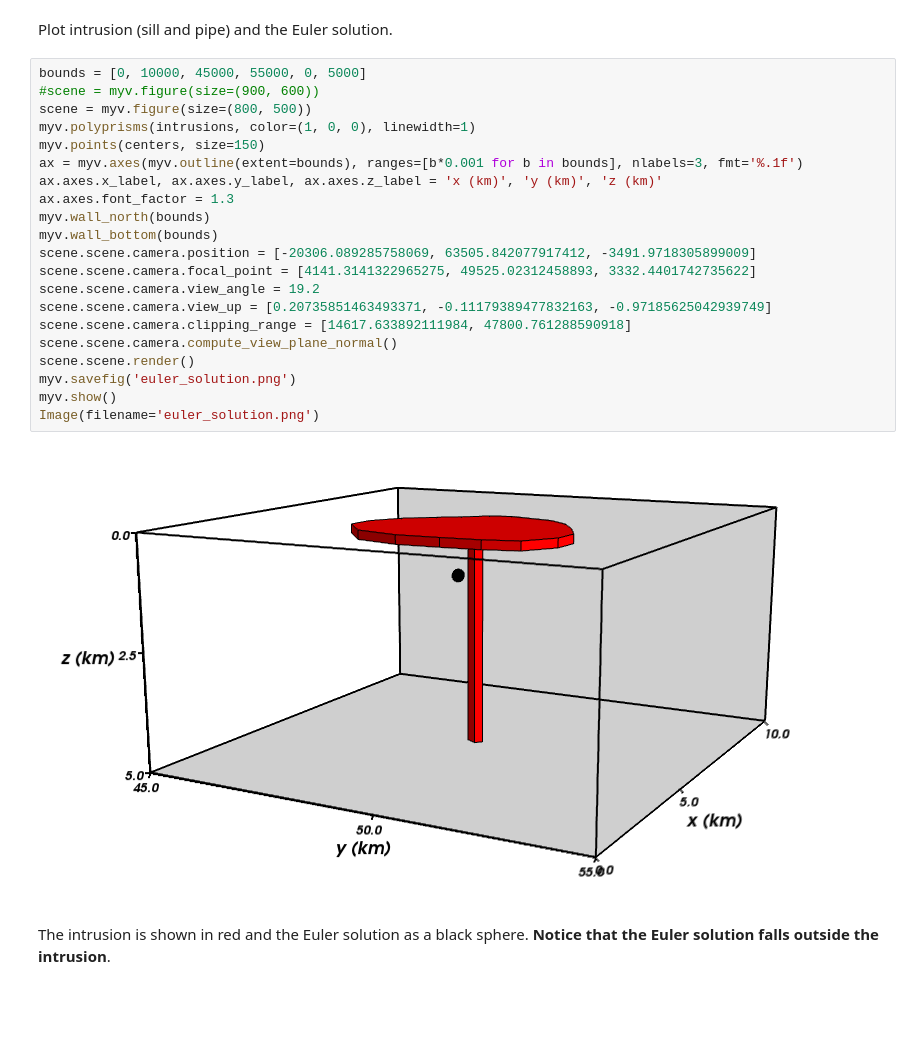
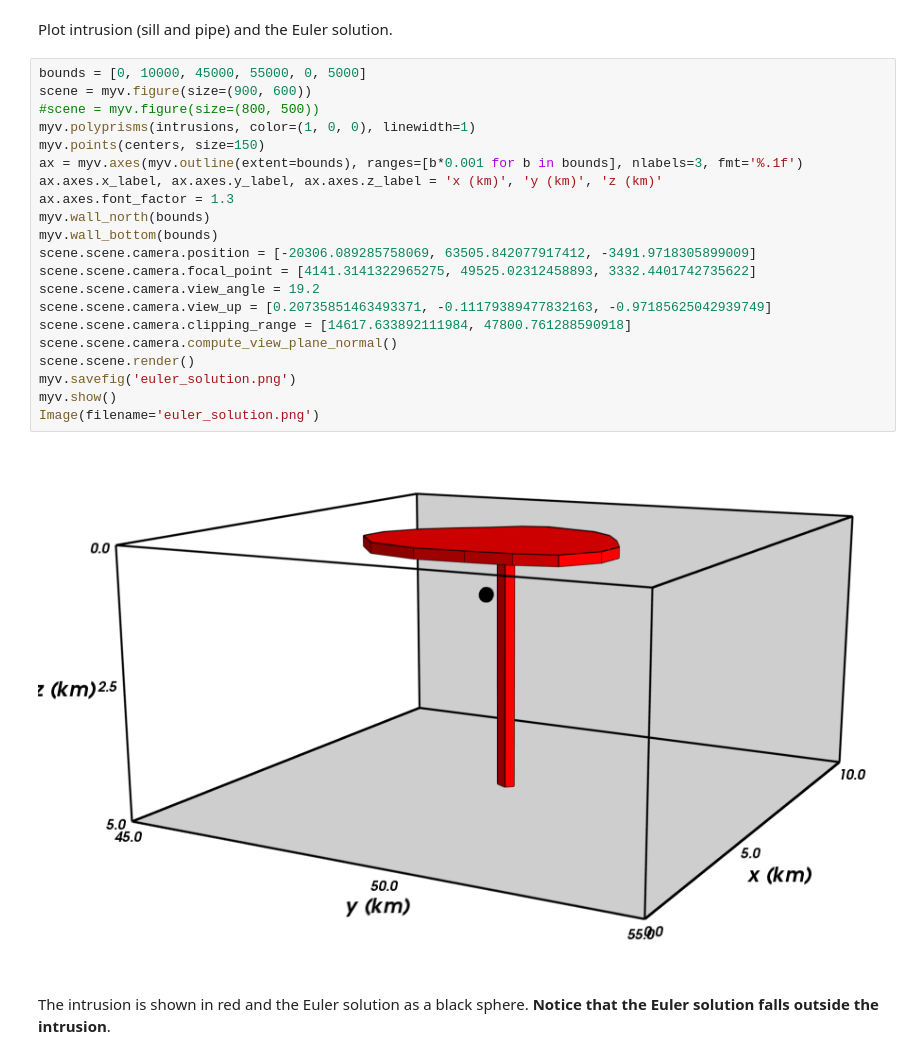
Before and after one commit to pinga-lab/Total-magnetization-of-spherical-bodies, a Jupyter notebook: notebooks/suppl_tests/complex/complex_test.ipynb, the cells around one changed output. Cells and saved outputs as stored; diff of their text form; blank space fills up the shorter version.

Commit message:
format the new figures

```diff
--- a/notebooks/suppl_tests/complex/complex_test.ipynb
+++ b/notebooks/suppl_tests/complex/complex_test.ipynb
@@ -399,27 +399,27 @@ centers = [solver.estimate_]
 Plot intrusion (sill and pipe) and the Euler solution.
 # %%
 bounds = [0, 10000, 45000, 55000, 0, 5000]
-#scene = myv.figure(size=(900, 600))
-scene = myv.figure(size=(800, 500))
+scene = myv.figure(size=(900, 600))
+#scene = myv.figure(size=(800, 500))
 myv.polyprisms(intrusions, color=(1, 0, 0), linewidth=1)
 myv.points(centers, size=150)
 ax = myv.axes(myv.outline(extent=bounds), ranges=[b*0.001 for b in bounds], nlabels=3, fmt='%.1f')
 ax.axes.x_label, ax.axes.y_label, ax.axes.z_label = 'x (km)', 'y (km)', 'z (km)'
 ax.axes.font_factor = 1.3
 myv.wall_north(bounds)
 myv.wall_bottom(bounds)
 scene.scene.camera.position = [-20306.089285758069, 63505.842077917412, -3491.9718305899009]
 scene.scene.camera.focal_point = [4141.3141322965275, 49525.02312458893, 3332.4401742735622]
 scene.scene.camera.view_angle = 19.2
 scene.scene.camera.view_up = [0.20735851463493371, -0.11179389477832163, -0.97185625042939749]
 scene.scene.camera.clipping_range = [14617.633892111984, 47800.761288590918]
 scene.scene.camera.compute_view_plane_normal()
 scene.scene.render()
 myv.savefig('euler_solution.png')
 myv.show()
 Image(filename='euler_solution.png')
 # %% [output]
-[figure, old version]
+[figure, new version]
 # %% [markdown]
 The intrusion is shown in red and the Euler solution as a black sphere. **Notice that the Euler solution falls outside the intrusion**.
 # %% [markdown]
```
Also changed, not shown: parts of 7 cells of this notebook, 5 other files.
